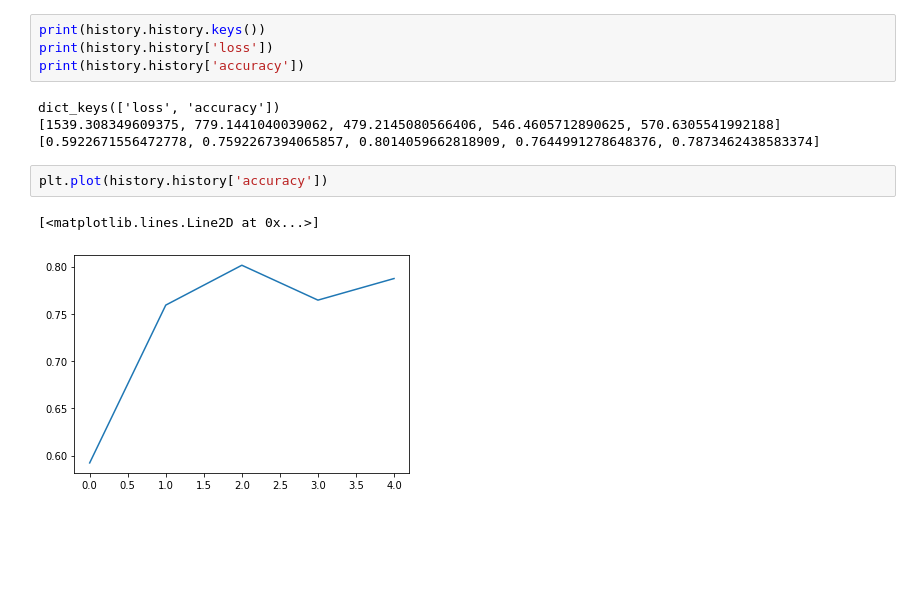
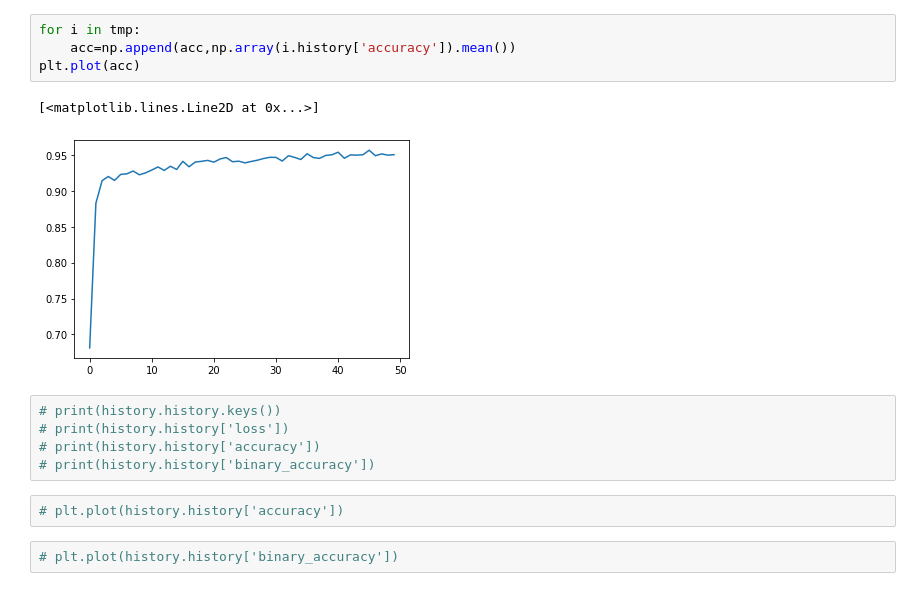
Before and after one commit to 0xdeceiverAngel/data-science-hw, a Jupyter notebook: Homework #7 .ipynb, the cells around one changed output. Cells and saved outputs as stored; diff of their text form; blank space fills up the shorter version.

```diff
--- a/Homework #7 .ipynb
+++ b/Homework #7 .ipynb
@@ -44,14 +97,17 @@ history = model.fit(data_x, data_y, batch_size=2, epochs=5, verbose=0)
+# %%
+for i in tmp:
+    acc=np.append(acc,np.array(i.history['accuracy']).mean())
+plt.plot(acc)
+# %% [output]
+[<matplotlib.lines.Line2D at 0x...>]
+[figure, added]
 # %%
-print(history.history.keys())
-print(history.history['loss'])
-print(history.history['accuracy'])
+# print(history.history.keys())
+# print(history.history['loss'])
+# print(history.history['accuracy'])
+# print(history.history['binary_accuracy'])
-# %% [output]
-dict_keys(['loss', 'accuracy'])
-[1539.308349609375, 779.1441040039062, 479.2145080566406, 546.4605712890625, 570.6305541992188]
-[0.5922671556472778, 0.7592267394065857, 0.8014059662818909, 0.7644991278648376, 0.7873462438583374]
 # %%
-plt.plot(history.history['accuracy'])
+# plt.plot(history.history['accuracy'])
-# %% [output]
-[<matplotlib.lines.Line2D at 0x...>]
-[figure, removed]
+# %%
+# plt.plot(history.history['binary_accuracy'])
 # %%
```
Also changed, not shown: parts of 8 cells of this notebook.
